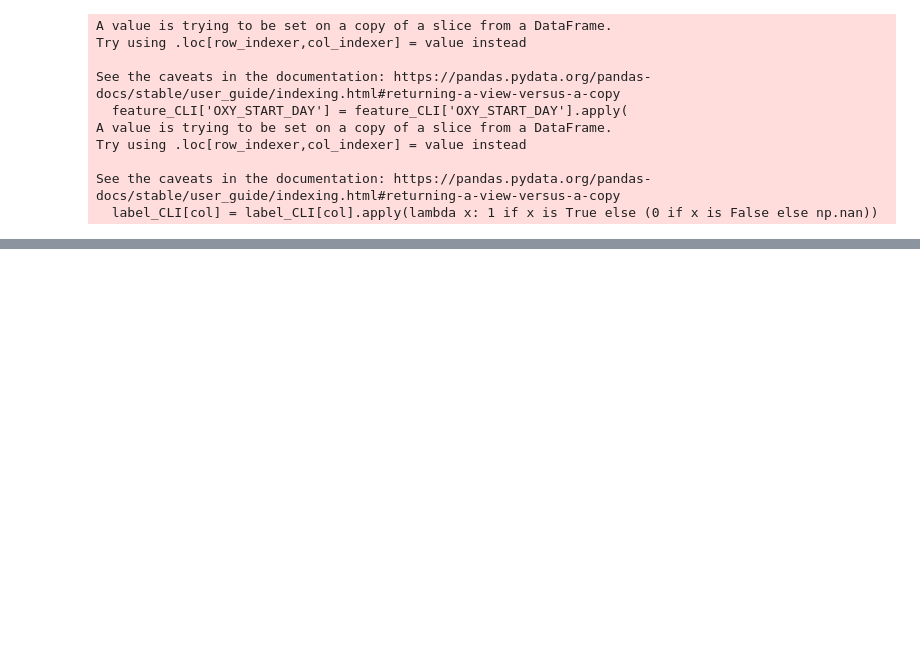
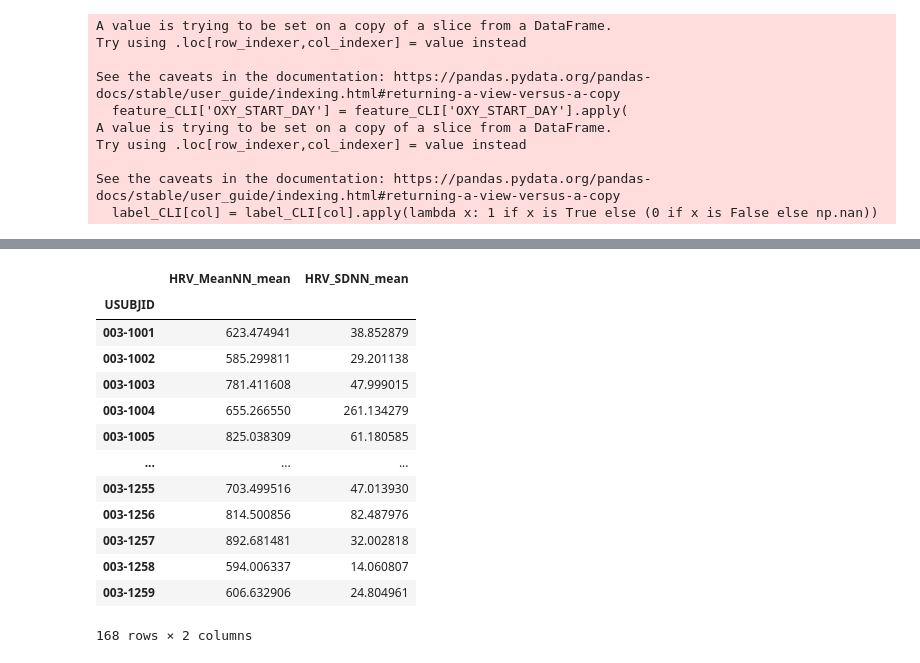
Before and after one commit to patelkayla6/sepsis-dissertation, a Jupyter notebook: codes/analyse_dataset.ipynb, the cells around one changed output, grey strips where cells are left out. Saved outputs shown, nothing was run; the diff lists cells and outputs as text; code cells hidden in the pictures; blank space fills up the shorter version.

```diff
--- a/codes/analyse_dataset.ipynb
+++ b/codes/analyse_dataset.ipynb
@@ -349,0 +345,3 @@ len([col for col in f.columns if 'MONITORING' not in col])
+# %%
+from dataset_preprocess import load_excel
+features, labels = load_excel()
@@ -349,0 +366,18 @@ len([col for col in f.columns if 'MONITORING' not in col])
+# %%
+# display the column HRV_MeanNN_mean
+features[['HRV_MeanNN_mean', 'HRV_SDNN_mean']]
+# %% [output]
+|  | HRV_MeanNN_mean | HRV_SDNN_mean |
+| USUBJID |  |  |
+| 003-1001 | 623.474941 | 38.852879 |
+| 003-1002 | 585.299811 | 29.201138 |
+| 003-1003 | 781.411608 | 47.999015 |
+| 003-1004 | 655.266550 | 261.134279 |
+| 003-1005 | 825.038309 | 61.180585 |
+| ... | ... | ... |
+| 003-1255 | 703.499516 | 47.013930 |
+| 003-1256 | 814.500856 | 82.487976 |
+| 003-1257 | 892.681481 | 32.002818 |
+| 003-1258 | 594.006337 | 14.060807 |
+| 003-1259 | 606.632906 | 24.804961 |
+168 rows × 2 columns
```
Also changed, not shown: parts of 2 cells of this notebook, 4 other files.
